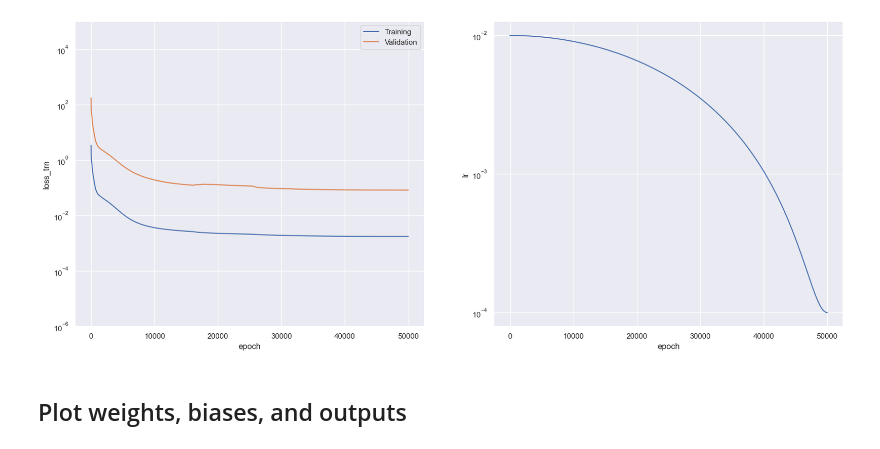
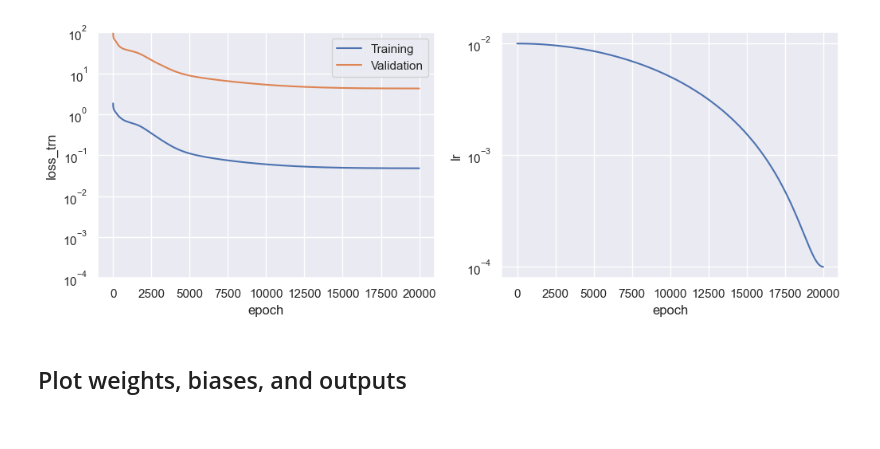
Before and after one commit to sprmsv/POD-NN, a Jupyter notebook: experiments.ipynb, the cells around one changed output. Drawn from its saved outputs; the diff is of its cells as text; code cells hidden in the pictures.

Commit message:
add convergence plots

```diff
--- a/experiments.ipynb
+++ b/experiments.ipynb
@@ -58,0 +57,10 @@ def plot_bases(S, bases):
+# %%
+def H1_error(e: Callable, e_x: Callable, solver) -> float:
+
+    u2 = lambda x: abs(e(x)) ** 2
+    ux2 = lambda x: abs(e_x(x)) ** 2
+
+    err_u = np.sqrt(solver.intg(u2))
+    err_u_x = np.sqrt(solver.intg(ux2))
+
+    return err_u + err_u_x, err_u, err_u_x
@@ -148,6 +162,0 @@ c_val = V.conj().T @ S_val
-# %%
-fig, axs = plt.subplots(nrows=1, ncols=2, sharey=True, figsize=(10, 5))
-sns.boxplot(pd.DataFrame(np.concatenate([y_trn.real, y_trn.imag]).T), ax=axs[0])
-sns.boxplot(pd.DataFrame(np.concatenate([y_val.real, y_val.imag]).T), ax=axs[1])
-axs[0].set(title='train', xlabel='$i$', ylabel='$y_i$')
-axs[1].set(title='validation', xlabel='$i$')
@@ -159,10 +163,11 @@ axs[1].set(title='validation', xlabel='$i$')
 # %%
-epochs = 50000
+epochs = 20000
 lr = 1e-02
 wd = 0
 bsz = None
 batch_norm = False
 
+# Assertion for batch norm
 if batch_norm and bsz:
     assert bsz > 1
 
@@ -194,27 +199,29 @@ scheduler = torch.optim.lr_scheduler.CosineAnnealingLR(optimizer, eta_min=1e-04,
 
 # Train the model
 print(f'{model.__class__.__name__} with {model.numparams()} parameters')
+stats = model.train_(
+    criterion=criterion,
+    epochs=epochs,
+    optimizer=optimizer,
+    trainloader=trainloader,
+    validationloader=validationloader,
+    scheduler=scheduler,
+    cuda=False,
+)
+
+# Clean the stats
+params = stats.pop('params')
+grads = stats.pop('grads')
+stats = pd.DataFrame(stats)
+
+# Plot the training procedure
 if True:
-    stats = model.train_(
-        criterion=criterion,
-        epochs=epochs,
-        optimizer=optimizer,
-        trainloader=trainloader,
-        validationloader=validationloader,
-        scheduler=scheduler,
-        cuda=False,
-    )
-
-    # Clean stats
-    params = stats.pop('params')
-    grads = stats.pop('grads')
-    stats = pd.DataFrame(stats)
 
     # Plot the training statistics
-    fig, axs = plt.subplots(1, 2, figsize=(20, 8))
+    fig, axs = plt.subplots(1, 2, figsize=(12, 4))
     sns.lineplot(stats, x='epoch', y='loss_trn', ax=axs[0], label='Training')
     sns.lineplot(stats, x='epoch', y='loss_val', ax=axs[0], label='Validation')
-    axs[0].set(yscale='log', ylim=[1e-04, 1e01])
+    axs[0].set(yscale='log', ylim=[1e-04, 1e02])
     axs[0].legend()
     sns.lineplot(stats, x='epoch', y='lr', ax=axs[1])
     axs[1].set(yscale='log')
@@ -224,4 +231,39 @@ if True:
         f"Train: {stats['loss_trn'].tolist()[-1]:.2e}",
         f"Validation: {stats['loss_val'].tolist()[-1]:.2e}",
     ]))
+
+# Get the outputs
+model.eval()
+c_trn_out = model(torch.tensor(y_trn.T)).detach().numpy()
+c_val_out = model(torch.tensor(y_val.T)).detach().numpy()
+
+# Get the NN solutions and errors
+c_trn_ = (c_trn_out[:, :L] + 1j * c_trn_out[:, L:]).T
+c_val_ = (c_val_out[:, :L] + 1j * c_val_out[:, L:]).T
+S_trn_ = V @ c_trn_
+S_val_ = V @ c_val_
+E_trn = S_trn - S_trn_
+E_val = S_val - S_val_
+
+# Get the mean H1-errors
+E = E_trn
+H1errs = []
+for j in range(E.shape[1]):
+    err, err_u, err_u_x = H1_error(
+        e=get_sol(u=E[:, j], bases=solver.bases),
+        e_x=get_der(u=E[:, j], bases=solver.bases),
+        solver=solver,
+    )
+    H1errs.append(err)
+print(f'H1-error (train): {np.array(H1errs).mean():.2e}')
+E = E_val
+H1errs = []
+for j in range(E.shape[1]):
+    err, err_u, err_u_x = H1_error(
+        e=get_sol(u=E[:, j], bases=solver.bases),
+        e_x=get_der(u=E[:, j], bases=solver.bases),
+        solver=solver,
+    )
+    H1errs.append(err)
+print(f'H1-error (validation): {np.array(H1errs).mean():.2e}')
 # %% [output]
@@ -230,4 +274,4 @@ Train: 1.77e-03         Validation: 8.34e-02
-[figure, old version]
+[figure, new version]
 # %% [markdown]
 ## Plot weights, biases, and outputs
 # %%
```
Also changed, not shown: parts of 34 cells of this notebook, 2 other files.
